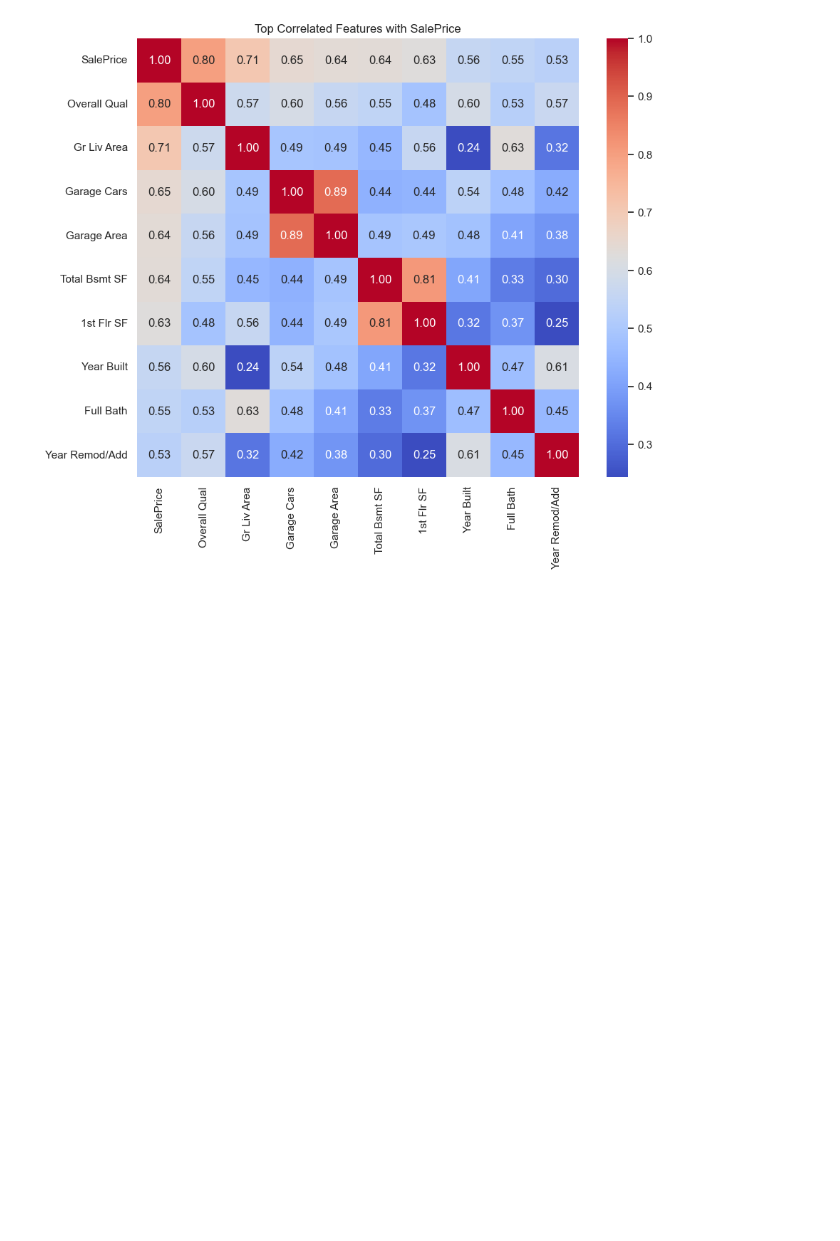
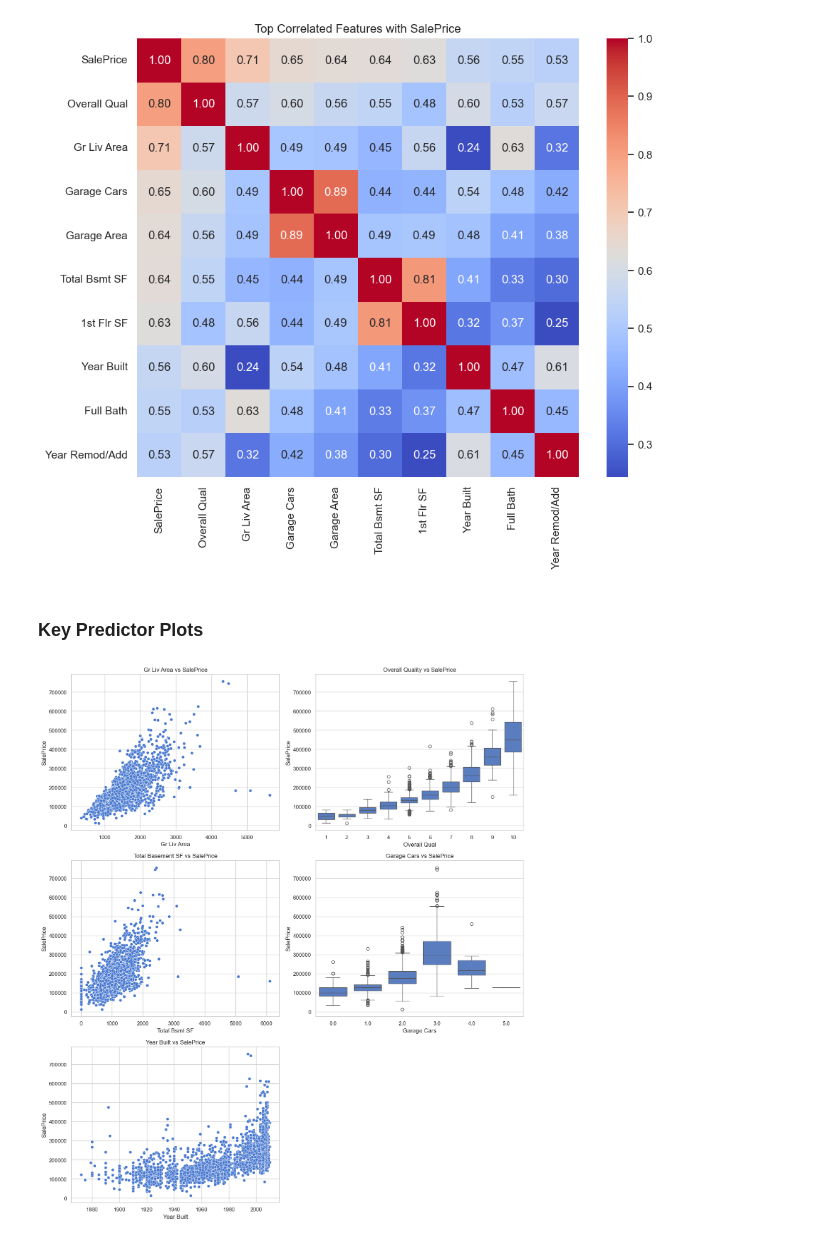
Before and after one commit to iluvcoding123/housing-price-predictor, a Jupyter notebook: notebooks/eda.ipynb, the cells around one changed output. Drawn from its saved outputs; the diff is of its cells as text; code cells hidden in the pictures; blank space fills up the shorter version.

Commit message:
key predictor plots

```diff
--- a/notebooks/eda.ipynb
+++ b/notebooks/eda.ipynb
@@ -172,3 +172,36 @@ plt.title('Top Correlated Features with SalePrice')
 plt.show()
 # %% [output]
 [figure]
+# %% [markdown]
+### Key Predictor Plots
+# %%
+
+fig, axs = plt.subplots(3, 2, figsize=(14, 16))
+
+# Scatterplot: Gr Liv Area vs SalePrice
+sns.scatterplot(x='Gr Liv Area', y='SalePrice', data=df, ax=axs[0, 0])
+axs[0, 0].set_title('Gr Liv Area vs SalePrice')
+
+# Boxplot: OverallQual vs SalePrice
+sns.boxplot(x='Overall Qual', y='SalePrice', data=df, ax=axs[0, 1])
+axs[0, 1].set_title('Overall Quality vs SalePrice')
+
+# Scatterplot: Total Bsmt SF vs SalePrice
+sns.scatterplot(x='Total Bsmt SF', y='SalePrice', data=df, ax=axs[1, 0])
+axs[1, 0].set_title('Total Basement SF vs SalePrice')
+
+# Boxplot: Garage Cars vs SalePrice
+sns.boxplot(x='Garage Cars', y='SalePrice', data=df, ax=axs[1, 1])
+axs[1, 1].set_title('Garage Cars vs SalePrice')
+
+# Scatterplot: Year Built vs SalePrice
+sns.scatterplot(x='Year Built', y='SalePrice', data=df, ax=axs[2, 0])
+axs[2, 0].set_title('Year Built vs SalePrice')
+
+# Hide empty subplot
+fig.delaxes(axs[2, 1])
+
+plt.tight_layout()
+plt.show()
+# %% [output]
+[figure, added]
```
